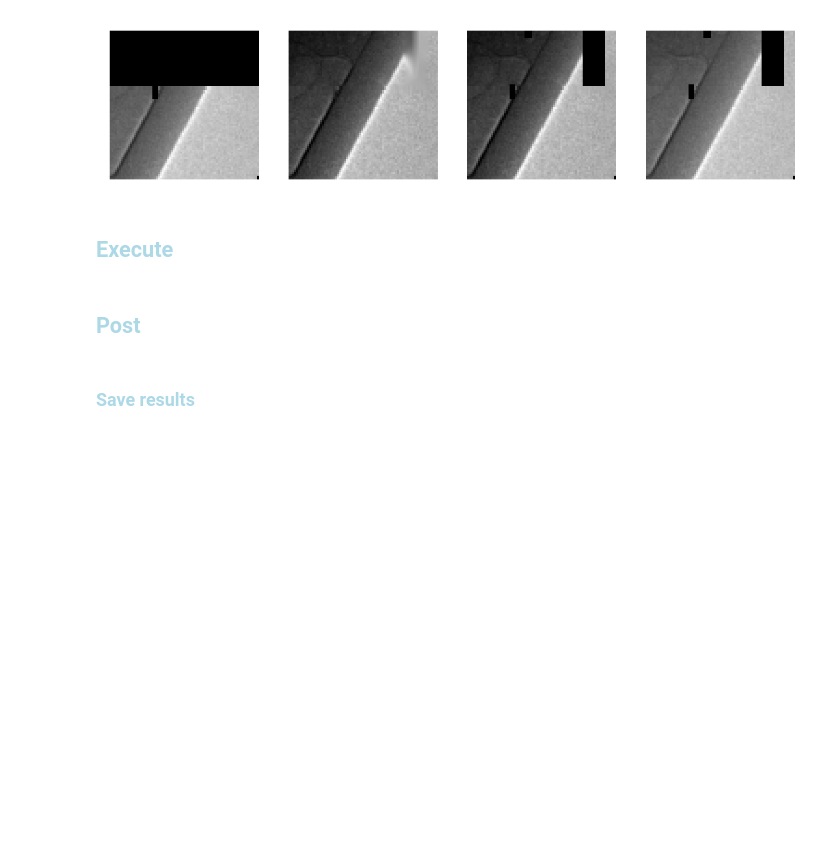
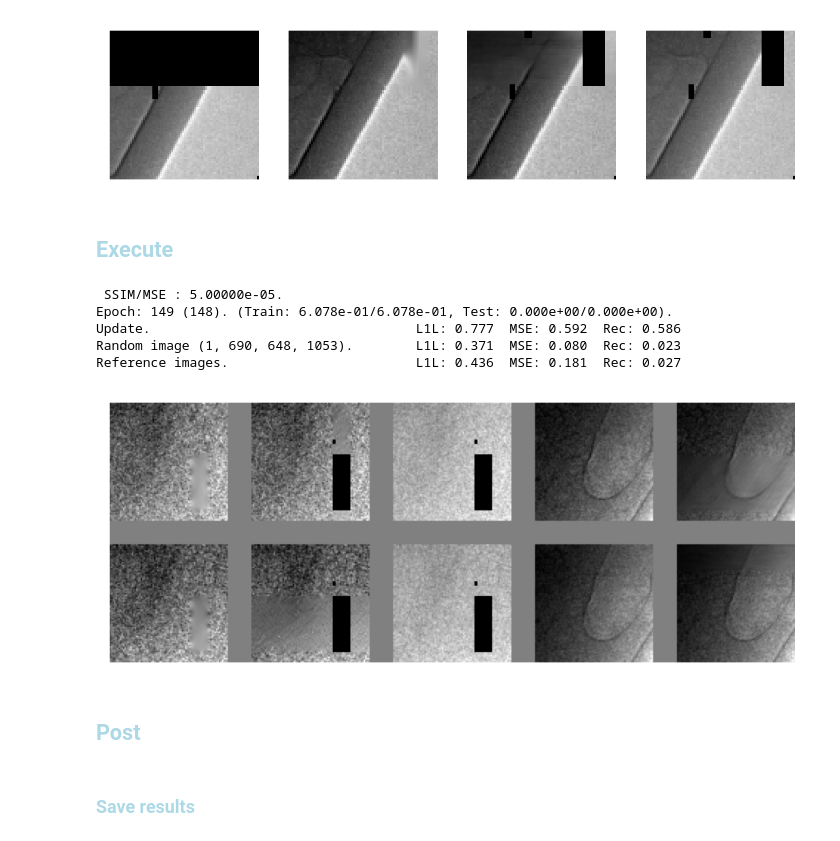
Before and after one commit to antonmx/shiftpatch, a Jupyter notebook: shiftpatch_dj1.ipynb, the cells around one changed output. Drawn from its saved outputs; the diff is of its cells as text; code cells hidden in the pictures; blank space fills up the shorter version.

```diff
--- a/shiftpatch_dj1.ipynb
+++ b/shiftpatch_dj1.ipynb
@@ -31,7 +31,7 @@ sg.TCfg = sg.TCfgClass(
      exec = 1
     ,nofEpochs = None
     ,latentDim = 64
-    ,batchSize = 2**6
+    ,batchSize = 2**10
     ,batchSplit = 2**0
     ,loaderWorkers = 16
     ,labelSmoothFac = 0.1 # For Fake labels (or set to 0.0 for no smoothing).
@@ -252,15 +252,15 @@ sg.scheduler_G = torch.optim.lr_scheduler.StepLR(sg.optimizer_G, 1, gamma=1)
 sg.scheduler_D = torch.optim.lr_scheduler.StepLR(sg.optimizer_D, 1, gamma=1)
 savedCheckPoint = f"checkPoint_{sg.TCfg.exec}"
 sg.epoch, sg.imer, sg.minRecTest, sg.minRecTrain, sg.minTestEpoch, sg.startFrom, sg.resAcc = \
-    sg.restoreCheckpoint()#savedCheckPoint+".pth")
+    sg.restoreCheckpoint(savedCheckPoint+".pth")
 sg.writer = sg.createWriter(sg.TCfg.logDir, True)
 
-sg.scheduler_G.gamma = 1-0.002
-sg.scheduler_D.gamma = 1-0.002
-#sg.optimizer_G.step()
+sg.scheduler_G.gamma = 1-0.005
+sg.scheduler_D.gamma = 1-0.005
+sg.optimizer_G.step()
 #sg.optimizer_D.step()
-#torch.optim.lr_scheduler.LambdaLR(sg.optimizer_G, lambda epoch: 0.2).step()
-#torch.optim.lr_scheduler.LambdaLR(sg.optimizer_D, lambda epoch: 0.2).step()
+#torch.optim.lr_scheduler.LambdaLR(sg.optimizer_G, lambda epoch: 0.1).step()
+#torch.optim.lr_scheduler.LambdaLR(sg.optimizer_D, lambda epoch: 0.05).step()
 
 #sg.startFrom = 0
 #sg.epoch, sg.imer, sg.minGEpoch, sg.minGdLoss, sg.startFrom = 0, 0, 0, 1, 0
@@ -269,5 +269,6 @@ sg.scheduler_D.gamma = 1-0.002
 #sg.imer = 0
 #sg.optimizer_G.step()
 #torch.optim.lr_scheduler.LambdaLR(sg.optimizer_G, lambda epoch: 1).step()
-print(f"Initial LR :{sg.scheduler_G.get_last_lr()[0]/sg.TCfg.learningRateG} {sg.epoch} {sg.imer}")
+print(f"Initial LR : G {sg.scheduler_G.get_last_lr()[0]:.3e} ({sg.scheduler_G.get_last_lr()[0]/sg.TCfg.learningRateG:.4f}), "
+                  f" D {sg.scheduler_D.get_last_lr()[0]:.3e} ({sg.scheduler_D.get_last_lr()[0]/sg.TCfg.learningRateD:.4f}), Epoch {sg.epoch} {sg.imer}")
 # %% [output]
@@ -300,8 +301,8 @@ sg.freeGPUmem()
 
 
 sg.noAdv = True
-sg.ADV_DIF = 1
-sg.SSIM_MSE = 0
+sg.ADV_DIF = 0
+sg.SSIM_MSE = 1-5e-5
 
 #skipThresholdDis = 0.02
 #def my_trainDis(locs) :
@@ -316,45 +317,63 @@ sg.SSIM_MSE = 0
 #    return True
 #    return not sg.skipGen \
 #           and locs['subPred_fakeG'].mean() < 0.5 - skipThresholdDis \
 #           and locs['subPred_realG'].mean() > 0.5 + skipThresholdDis
 #sg.trainGen = my_trainGen
 
 
 
 
 def my_beforeReport(sglocals) :
     #global forceGen
-    if abs(sglocals['updAcc'].predReal - sglocals['updAcc'].predFake) > 0.01 :
-        forceGen = False
-        if not os.path.isfile("prime_0_dis.pt") :
-            sg.saveModels("prime_0")
-    return
+    #if abs(sglocals['updAcc'].predReal - sglocals['updAcc'].predFake) > 0.01 :
+    #    forceGen = False
+    #    if not os.path.isfile("prime_0_dis.pt") :
+    #        sg.saveModels("prime_0")
+    #return
     message = ""
-    message += "G" + adjustScheduler(sg.scheduler_G, sg.TCfg.learningRateG, 0.1)
-    message += "D" + adjustScheduler(sg.scheduler_D, sg.TCfg.learningRateD, 0.1)
-    #message += f" ADV/DIF : {sg.ADV_DIF:.3e}."
-    #sg.ADV_DIF = max(1e-6, sg.ADV_DIF+1e-8)
-#    message += f" Ampl : {sg.generator.amplitude:.3f}."
-#    sg.generator.amplitude = min(1, sg.generator.amplitude * (1+5e-3) )
+    #message += "G" + sg.adjustScheduler(sg.scheduler_G, sg.TCfg.learningRateG, 0.001)
+    message += f" SSIM/MSE : {1-sg.SSIM_MSE:.5e}."
+    sg.SSIM_MSE = min(1-5e-5, 1-0.981 * (1-sg.SSIM_MSE) )
+    sg.writer.add_scalars("SSIM_MSE", {'val': 1 - sg.SSIM_MSE }, sg.imer )
     with open(f"message_{sg.TCfg.exec}.txt", 'a') as file:
         file.write(message + "\n")
     print(message)
     return
 sg.beforeReport = my_beforeReport
 
 #sg.TCfg.loaderWorkers = 0 # for debug single threaded
 try :
     sg.train(savedCheckPoint)
 except :
     #del sg.dataLoader
     #del sg.testLoaderrelo
     sg.freeGPUmem()
     1/10 # to release Jupyuter memory in the next step
     sg.epoch -= 1
     raise
 
 # From scratch
-# ADV_DIF = 1, SSIM_MSE = 1, IMG_FFT = 0.5, LR = 1e-4
+# ADV_DIF = 0, SSIM_MSE = 0, LR = 1e-4
+# BS 2**6 => 2**8 (e3)
+# LR 1e-4 => 1e-5 (e4)
+# BS 2**8 => 2**10 (e5)
+# LR 1e-5 => 5e-6 (e9)
+# BS 2**10 => 2**12 (e11)  => 2**10 (e12)
+# LR 5e-6 -> 1e-7 : 1-0.005 (e12)
+# BS 2**10 => 2**12 (e47)
+# saved as pureSSIM
+
+# BS 2**12 => 2**10 (e57)
+# LR 1e-7 => 1e-5 (e57)
+# SSIM_MSE 1 -> 1-8e-4 : SSIM_MSE = 1-0.981 * (1-SSIM_MSE) (e57)
+# SSIM_MSE 1 => 1-1e-4 => 1-5e-5 (e149)
+# %% [output]
+ SSIM/MSE : 5.00000e-05.
+Epoch: 149 (148). (Train: 6.078e-01/6.078e-01, Test: 0.000e+00/0.000e+00).
+Update.                                  L1L: 0.777  MSE: 0.592  Rec: 0.586
+Random image (1, 690, 648, 1053).        L1L: 0.371  MSE: 0.080  Rec: 0.023
+Reference images.                        L1L: 0.436  MSE: 0.181  Rec: 0.027
+[figure, added]
 # %% [markdown]
 ## <font style="color:lightblue">Post</font>
 # %%
```
Also changed, not shown: parts of 2 cells of this notebook, 1 other file.
